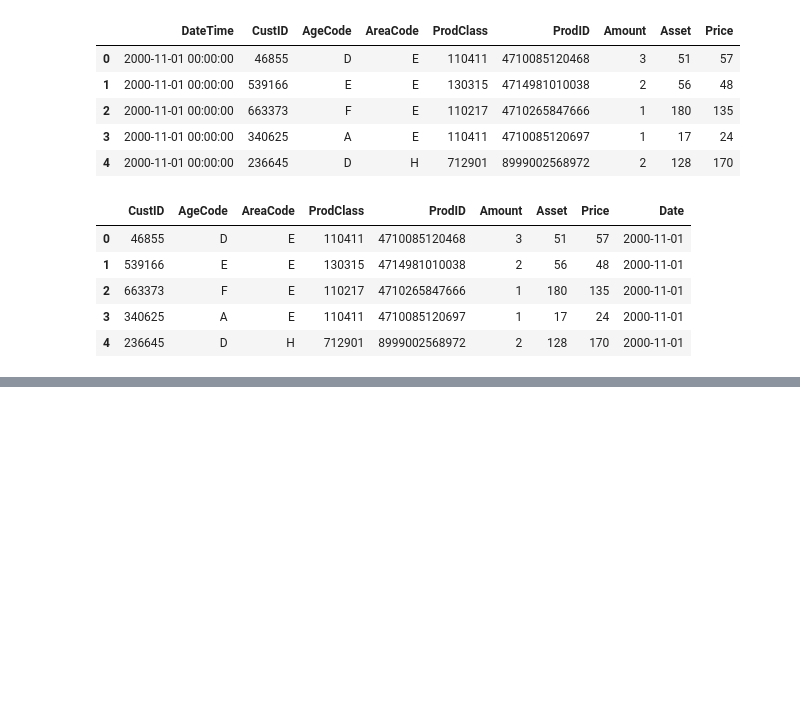
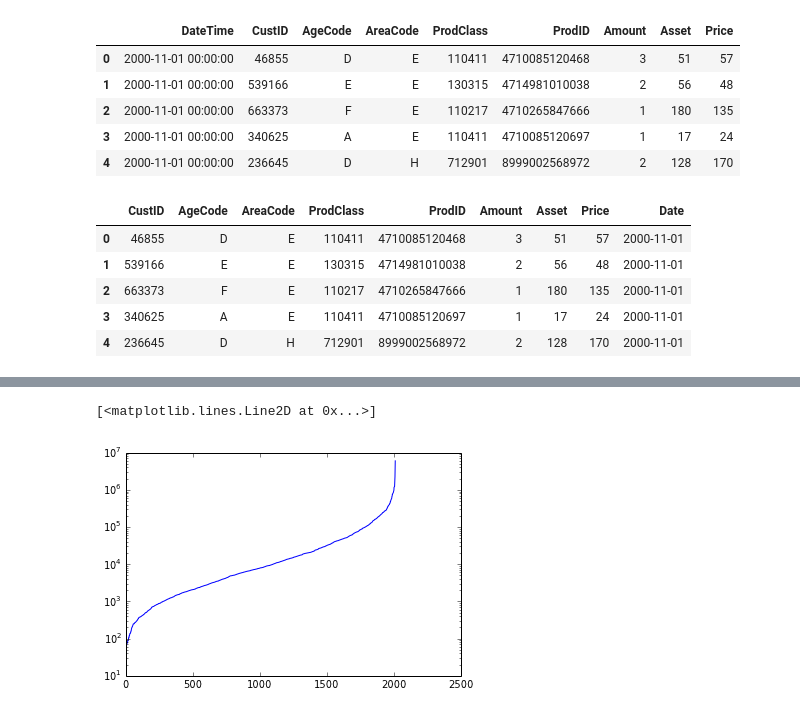
Before and after one commit to dwpsutton/market-basket, a Jupyter notebook: process_data.ipynb, the cells around one changed output, grey strips where cells are left out. Saved outputs shown, nothing was run; the diff lists cells and outputs as text; code cells hidden in the pictures; blank space fills up the shorter version.

```diff
--- a/process_data.ipynb
+++ b/process_data.ipynb
@@ -56,0 +67,5 @@ plt.plot(df.Price,df.maxPrice,'b.')
+# %%
+plt.semilogy(np.sort(revo))
+# %% [output]
+[<matplotlib.lines.Line2D at 0x...>]
+[figure, added]
```
Also changed, not shown: parts of 20 cells of this notebook.
